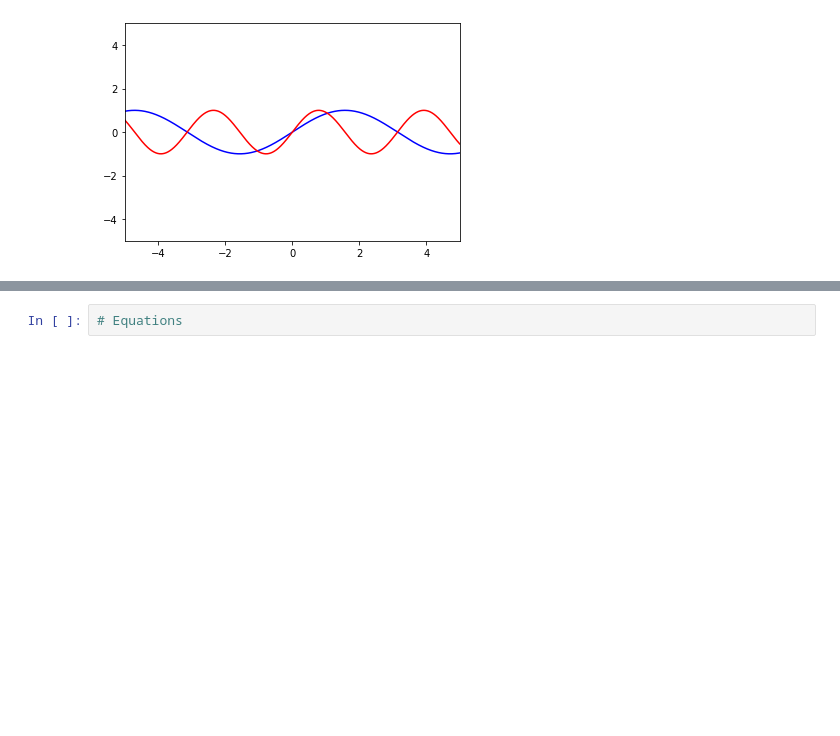
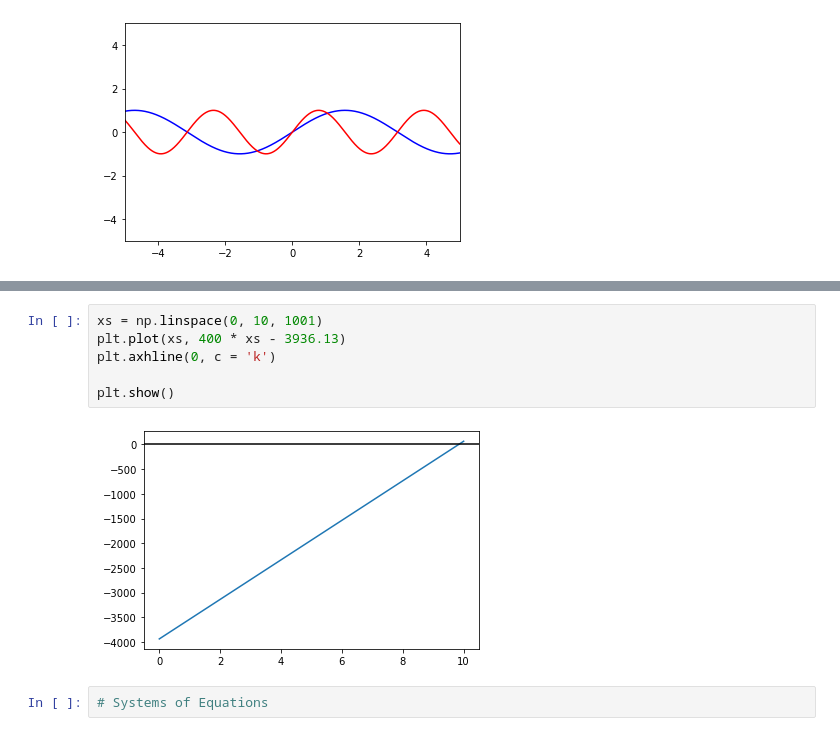
Before and after one commit to jiltednut/stat_calc_py, a Jupyter notebook: Chapter_4/Functions_&_Algebra.ipynb, the cells around one changed output, grey strips where cells are left out. Cells and saved outputs as stored; diff of their text form; blank space fills up the shorter version.

```diff
--- a/Chapter_4/Functions_&_Algebra.ipynb
+++ b/Chapter_4/Functions_&_Algebra.ipynb
@@ -138,2 +176,10 @@ plt.show()
+# %%
+xs = np.linspace(0, 10, 1001)
+plt.plot(xs, 400 * xs - 3936.13)
+plt.axhline(0, c = 'k')
+
+plt.show()
+# %% [output]
+[figure, added]
 # %%
-# Equations
+# Systems of Equations
```
Also changed, not shown: parts of 7 cells of this notebook.
